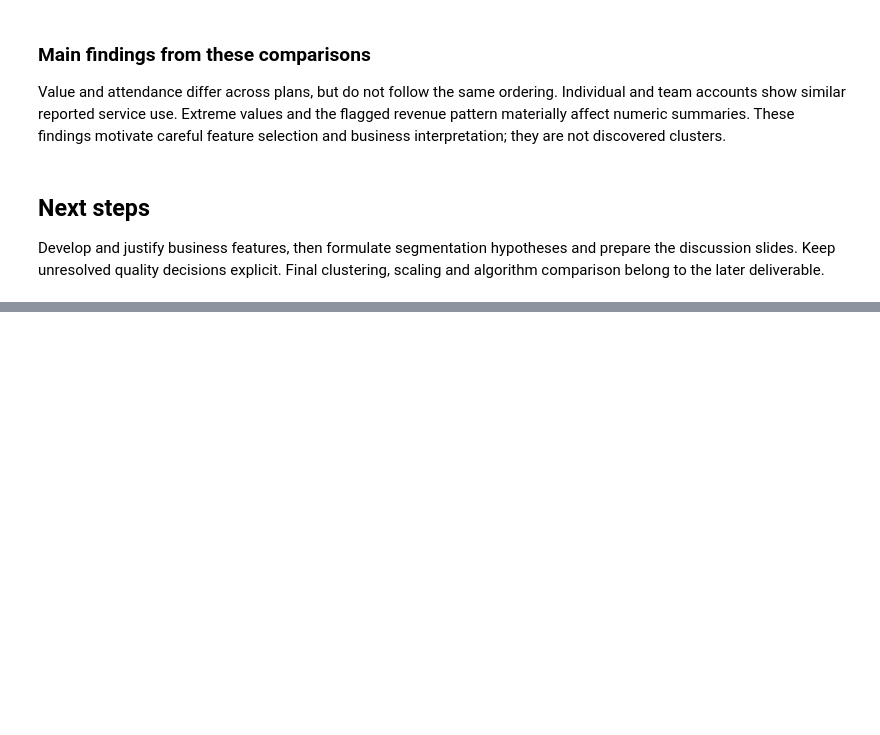
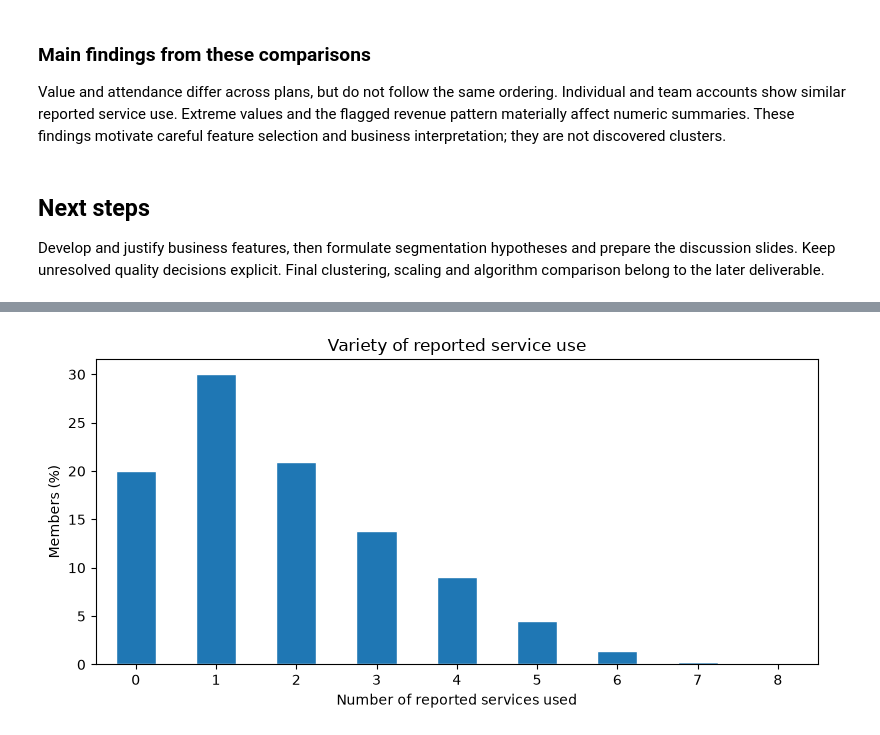
Before and after one commit to fradejoao/dataminingproject, a Jupyter notebook: notebooks/GroupXX_EDA_Code.ipynb, the cells around one changed output, grey strips where cells are left out. Drawn from its saved outputs; the diff is of its cells as text; code cells hidden in the pictures; blank space fills up the shorter version.

```diff
--- a/notebooks/GroupXX_EDA_Code.ipynb
+++ b/notebooks/GroupXX_EDA_Code.ipynb
@@ -543,0 +1035,12 @@ Develop and justify business features, then formulate segmentation hypotheses an
+# %%
+# Select the original service-use flags.
+service_columns = df.filter(like="uses_").columns
+
+# Count how many services are marked True for each member.
+df["n_services_used"] = df[service_columns].sum(axis=1)
+
+print("Number of service flags:", len(service_columns))
+
+df[
+    list(service_columns) + ["n_services_used"]
+].head()
@@ -543,0 +1078,23 @@ Develop and justify business features, then formulate segmentation hypotheses an
+# %%
+# Calculate the percentage of members for each service count.
+service_distribution = (
+    df["n_services_used"]
+    .value_counts(normalize=True)
+    .sort_index()
+    * 100
+)
+
+service_distribution.plot.bar(
+    figsize=(8, 4),
+    edgecolor="white"
+)
+
+plt.xlabel("Number of reported services used")
+plt.ylabel("Members (%)")
+plt.title("Variety of reported service use")
+plt.xticks(rotation=0)
+
+plt.tight_layout()
+plt.show()
+# %% [output]
+[figure, added]
```
Also changed, not shown: parts of 59 cells of this notebook.
